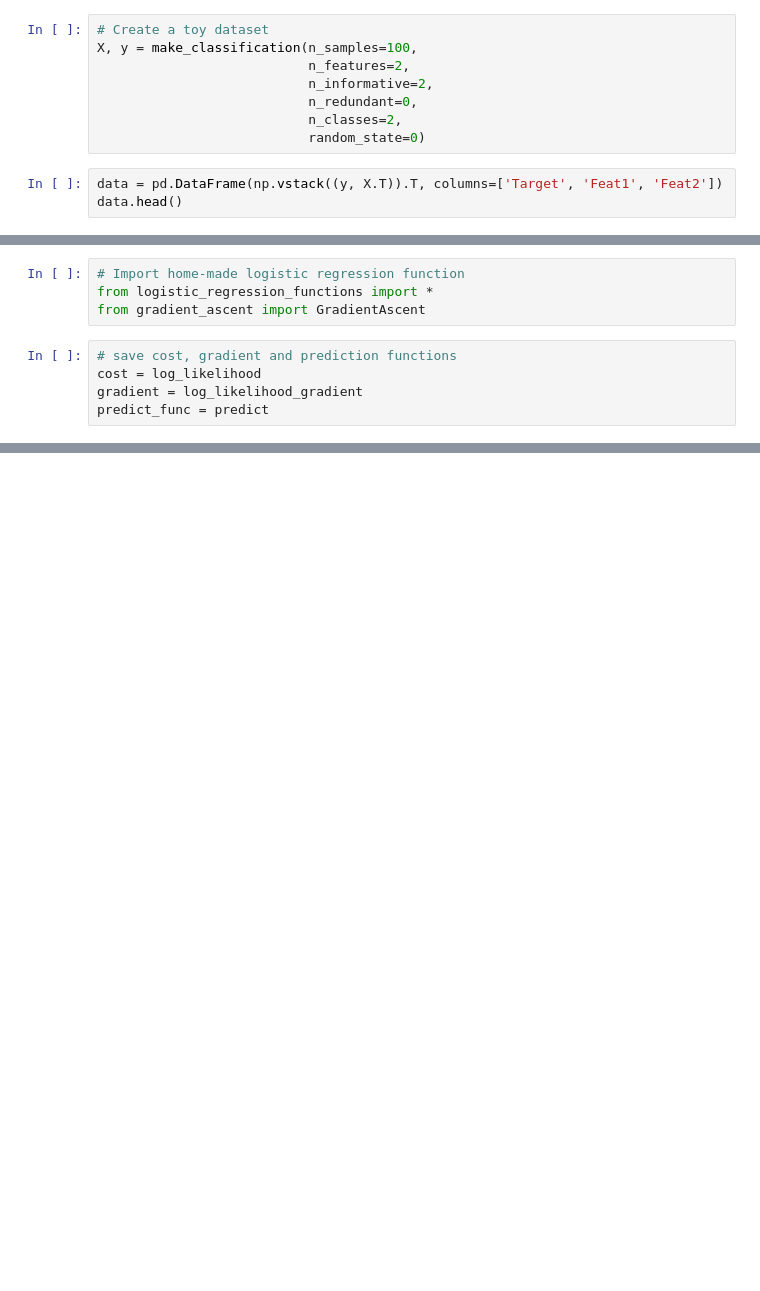
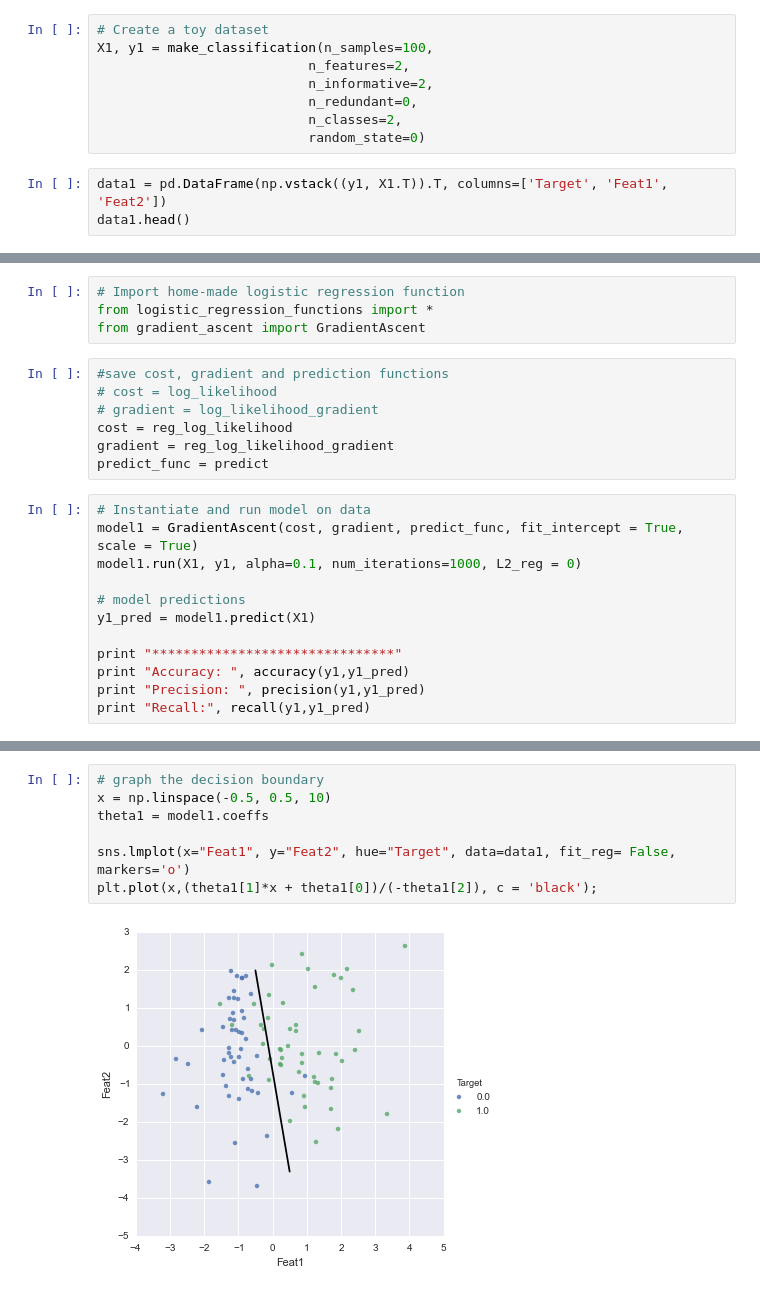
Before and after one commit to MarvinBertin/ML-Algorithms, a Jupyter notebook: LogisticRegression/Logistic Regression.ipynb, the cells around one changed output, grey strips where cells are left out. Drawn from its saved outputs; the diff is of its cells as text; blank space fills up the shorter version.

Commit message:
Fix graphing function

```diff
--- a/LogisticRegression/Logistic Regression.ipynb
+++ b/LogisticRegression/Logistic Regression.ipynb
@@ -23,15 +23,15 @@ import pandas as pd
 %matplotlib inline
 # %%
 # Create a toy dataset
-X, y = make_classification(n_samples=100,
+X1, y1 = make_classification(n_samples=100,
                            n_features=2,
                            n_informative=2,
                            n_redundant=0,
                            n_classes=2,
                            random_state=0)
 # %%
-data = pd.DataFrame(np.vstack((y, X.T)).T, columns=['Target', 'Feat1', 'Feat2'])
-data.head()
+data1 = pd.DataFrame(np.vstack((y1, X1.T)).T, columns=['Target', 'Feat1', 'Feat2'])
+data1.head()
 # %% [output]
 |  | Target | Feat1 | Feat2 |
 | 0 | 0 | -0.766055 | 0.183325 |
@@ -48,7 +48,21 @@ sns.lmplot(x="Feat1", y="Feat2", hue="Target", data=data, fit_reg= False, marker
 from logistic_regression_functions import *
 from gradient_ascent import GradientAscent
 # %%
-# save cost, gradient and prediction functions
-cost = log_likelihood
-gradient = log_likelihood_gradient
+#save cost, gradient and prediction functions
+# cost = log_likelihood
+# gradient = log_likelihood_gradient
+cost = reg_log_likelihood
+gradient = reg_log_likelihood_gradient
 predict_func = predict
+# %%
+# Instantiate and run model on data
+model1 = GradientAscent(cost, gradient, predict_func, fit_intercept = True, scale = True)
+model1.run(X1, y1, alpha=0.1, num_iterations=1000, L2_reg = 0)
+
+# model predictions
+y1_pred = model1.predict(X1)
+
+print "*******************************"
+print "Accuracy: ", accuracy(y1,y1_pred)
+print "Precision: ", precision(y1,y1_pred)
+print "Recall:", recall(y1,y1_pred)
@@ -54,0 +77,9 @@ predict_func = predict
+# %%
+# graph the decision boundary
+x = np.linspace(-0.5, 0.5, 10)
+theta1 = model1.coeffs
+
+sns.lmplot(x="Feat1", y="Feat2", hue="Target", data=data1, fit_reg= False, markers='o')
+plt.plot(x,(theta1[1]*x + theta1[0])/(-theta1[2]), c = 'black');
+# %% [output]
+[figure, added]
```
Also changed, not shown: parts of 18 cells of this notebook.
